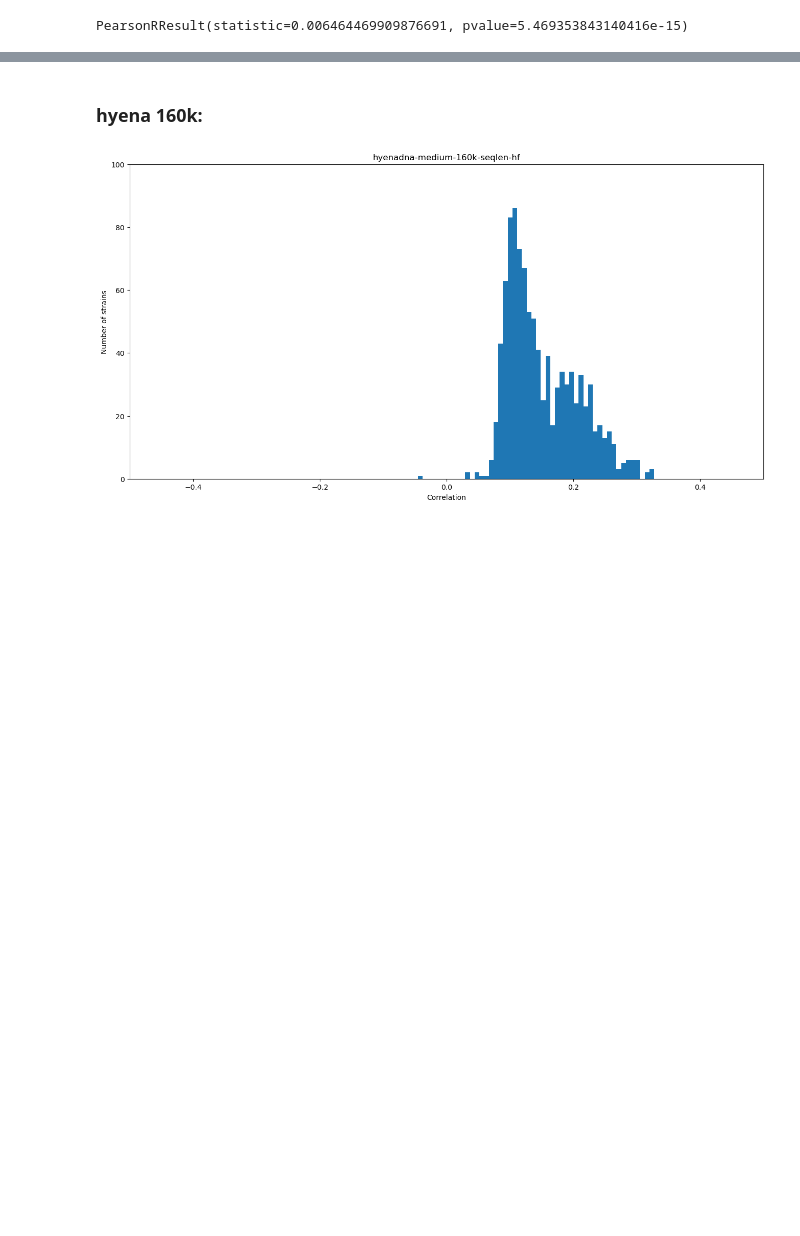
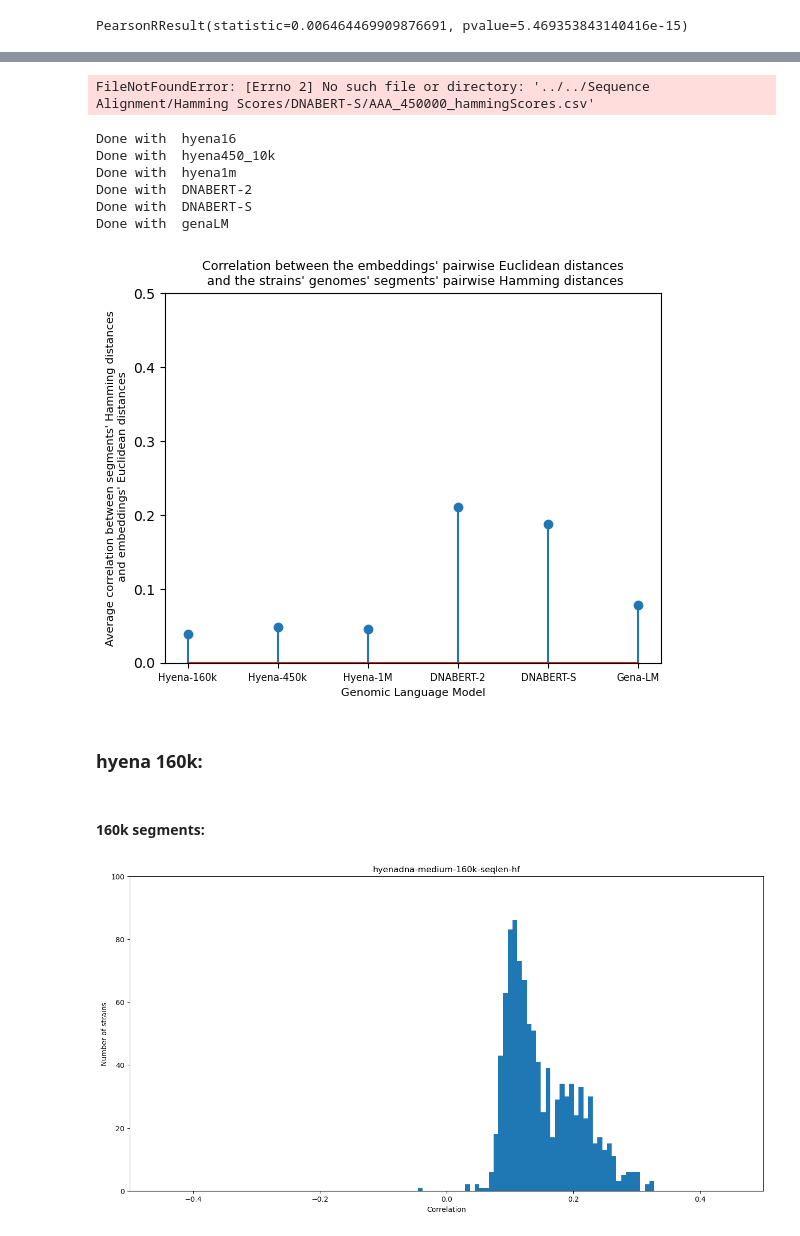
Before and after one commit to MRuhaib/UGRC-2024, a Jupyter notebook: Model Evaluation/Embeddings Evaluation/Full Genome Embeddings/fullEmbeddingsEval.ipynb, the cells around one changed output, grey strips where cells are left out. Cells and saved outputs as stored; diff of their text form; code cells hidden in the pictures; blank space fills up the shorter version.

```diff
--- a/Model Evaluation/Embeddings Evaluation/Full Genome Embeddings/fullEmbeddingsEval.ipynb
+++ b/Model Evaluation/Embeddings Evaluation/Full Genome Embeddings/fullEmbeddingsEval.ipynb
@@ -271,3 +304,5 @@ hammingEuclidCorr('AAA', 'hyena450')
 # %%
 for strain in strains:
-    totalCorr.append(hammingEuclidCorr(strain, 'DNABERT-2')[0]) #index 0 for correlation, 1 for pvalue
+    totalCorr.append(hammingEuclidCorr(strain, 'hyena450')[0])
+# %% [output]
+FileNotFoundError: [Errno 2] No such file or directory: '../../Sequence Alignment/Hamming Scores/DNABERT-S/AAA_450000_hammingScores.csv'
@@ -274,5 +319,58 @@ for strain in strains:
+# %%
+for model in models:
+    totalCorrModel = []
+    for strain in strains:
+        totalCorrModel.append(hammingEuclidCorr(strain, model)[0]) #index 0 for correlation, 1 for pvalue
+    totalCorrAll[model] = totalCorrModel
+    print("Done with ", model)
+# %% [output]
+Done with  hyena16
+Done with  hyena450_10k
+Done with  hyena1m
+Done with  DNABERT-2
+Done with  DNABERT-S
+Done with  genaLM
+# %%
+with open("totalCorr.txt", "w+") as f:
+    f.write(str(totalCorrAll))
+# %%
+modelNames = [ #cause I'm short-sighted
+    "Hyena-160k",
+    "Hyena-450k",
+    "Hyena-1M",
+    "DNABERT-2",
+    "DNABERT-S",
+    "Gena-LM",
+]
+# %%
+fig, ax = plt.subplots()
+x, y = [], []
+count = 0
+for model in models:
+    y.append(np.average(totalCorrAll[model]))
+    x.append(modelNames[count])
+    count += 1
+
+ax.set_title(
+    f"Correlation between the embeddings' pairwise Euclidean distances\n and the strains' genomes' segments' pairwise Hamming distances",
+    fontsize=9,
+    y = 1
+)
+ax.stem(x, y)
+ax.set(ylim=(0, 0.5))
+plt.ylabel(
+    "Average correlation between segments' Hamming distances\n and embeddings' Euclidean distances",
+    fontsize=8,
+)
+plt.xlabel("Genomic Language Model", fontsize=8)
+plt.xticks(fontsize=7)
+plt.show()
+# %% [output]
+[figure, added]
 # %% [markdown]
 ### hyena 160k:
+# %% [markdown]
+#### 160k segments:
 # %%
 #Using pandas' corrwith/ scipy pearsonr's statistic
 fig, ax = plt.subplots(figsize=(16, 8))
```
Also changed, not shown: parts of 32 cells of this notebook, 22 other files.
